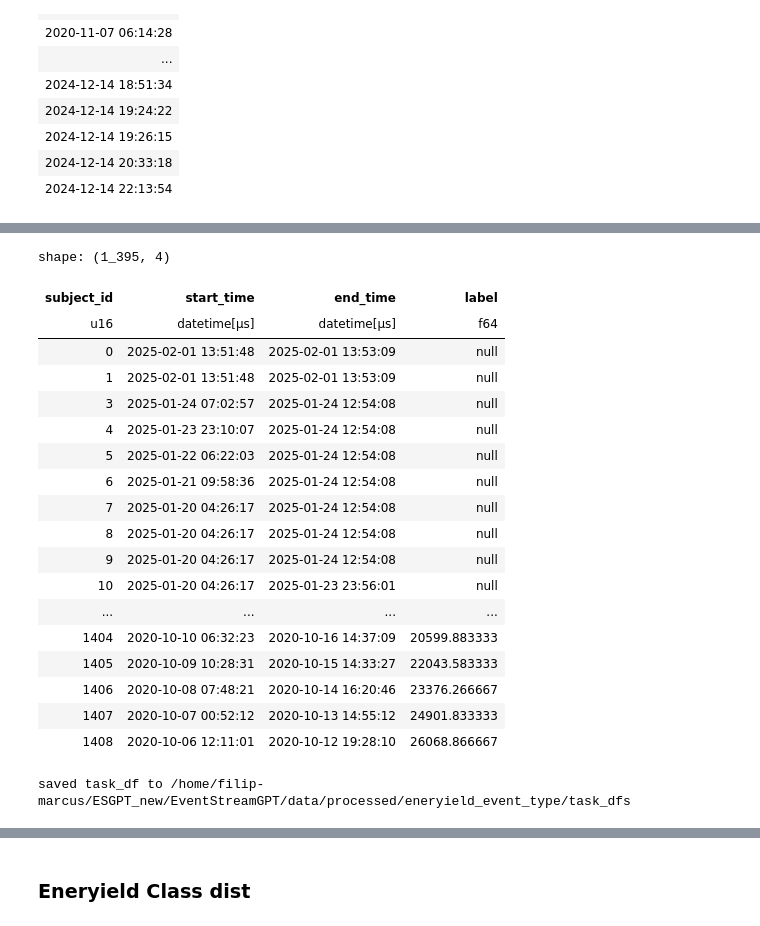
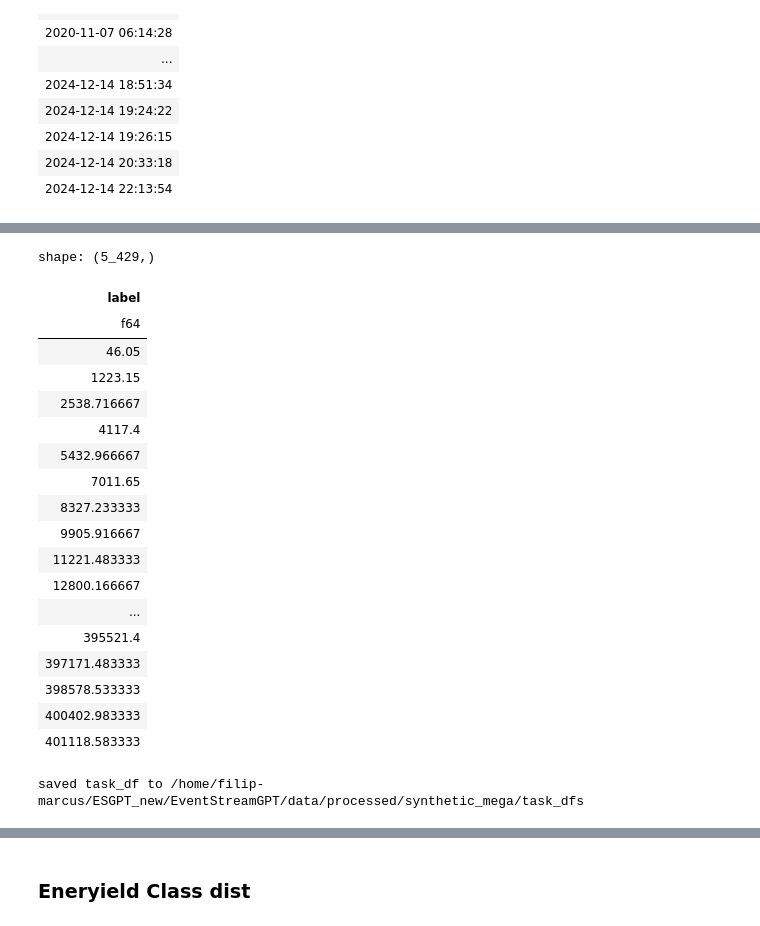
Before and after one commit to filipols/Master-thesis, a Jupyter notebook: notebooks/build_task_df.ipynb, the cells around one changed output, grey strips where cells are left out. Cells and saved outputs as stored; diff of their text form; code cells hidden in the pictures.

Commit message:
trying to fix interruption this week for synthetic

```diff
--- a/notebooks/build_task_df.ipynb
+++ b/notebooks/build_task_df.ipynb
@@ -658,5 +658,5 @@ saved task_df to /home/filip-marcus/models/ESGPT_new/EventStreamGPT/data/process
 # %%
-COHORT_NAME = "eneryield_event_type"
+COHORT_NAME = "synthetic_mega"
 PROJECT_DIR = Path('/home/filip-marcus/ESGPT_new/EventStreamGPT')
 DATA_DIR = PROJECT_DIR / "data/processed" / COHORT_NAME
 assert DATA_DIR.is_dir()
@@ -781,30 +771,33 @@ tti_df = subject_df.with_columns(
     pl.col("end_time").apply(compute_time_to_next_interrupt).alias("label")
 )
 tti_df = tti_df.sort(by="subject_id")
+tti_df = tti_df.drop_nulls(subset=["label"])
 # %%
-tti_df
+tti_labels = tti_df["label"]
+tti_labels
 # %% [output]
-shape: (1_395, 4)
+shape: (5_429,)
-| subject_id | start_time | end_time | label |
-| u16 | datetime[μs] | datetime[μs] | f64 |
-| 0 | 2025-02-01 13:51:48 | 2025-02-01 13:53:09 | null |
-| 1 | 2025-02-01 13:51:48 | 2025-02-01 13:53:09 | null |
-| 3 | 2025-01-24 07:02:57 | 2025-01-24 12:54:08 | null |
-| 4 | 2025-01-23 23:10:07 | 2025-01-24 12:54:08 | null |
-| 5 | 2025-01-22 06:22:03 | 2025-01-24 12:54:08 | null |
-| 6 | 2025-01-21 09:58:36 | 2025-01-24 12:54:08 | null |
-| 7 | 2025-01-20 04:26:17 | 2025-01-24 12:54:08 | null |
-| 8 | 2025-01-20 04:26:17 | 2025-01-24 12:54:08 | null |
-| 9 | 2025-01-20 04:26:17 | 2025-01-24 12:54:08 | null |
-| 10 | 2025-01-20 04:26:17 | 2025-01-23 23:56:01 | null |
-| ... | ... | ... | ... |
-| 1404 | 2020-10-10 06:32:23 | 2020-10-16 14:37:09 | 20599.883333 |
-| 1405 | 2020-10-09 10:28:31 | 2020-10-15 14:33:27 | 22043.583333 |
-| 1406 | 2020-10-08 07:48:21 | 2020-10-14 16:20:46 | 23376.266667 |
-| 1407 | 2020-10-07 00:52:12 | 2020-10-13 14:55:12 | 24901.833333 |
-| 1408 | 2020-10-06 12:11:01 | 2020-10-12 19:28:10 | 26068.866667 |
+| label |
+| f64 |
+| 46.05 |
+| 1223.15 |
+| 2538.716667 |
+| 4117.4 |
+| 5432.966667 |
+| 7011.65 |
+| 8327.233333 |
+| 9905.916667 |
+| 11221.483333 |
+| 12800.166667 |
+| ... |
+| 395521.4 |
+| 397171.483333 |
+| 398578.533333 |
+| 400402.983333 |
+| 401118.583333 |
 # %%
-tti_df.write_parquet(TASK_DF_DIR / "task_df_eneryield_tti.parquet")
+# TA BORT GAMLA INNAN!!!!
+tti_df.write_parquet(TASK_DF_DIR / "task_df_synthetic_tti.parquet")
 print(f"saved task_df to {TASK_DF_DIR}")
 # %% [output]
-saved task_df to /home/filip-marcus/ESGPT_new/EventStreamGPT/data/processed/eneryield_event_type/task_dfs
+saved task_df to /home/filip-marcus/ESGPT_new/EventStreamGPT/data/processed/synthetic_mega/task_dfs
```
Also changed, not shown: parts of 12 cells of this notebook.
